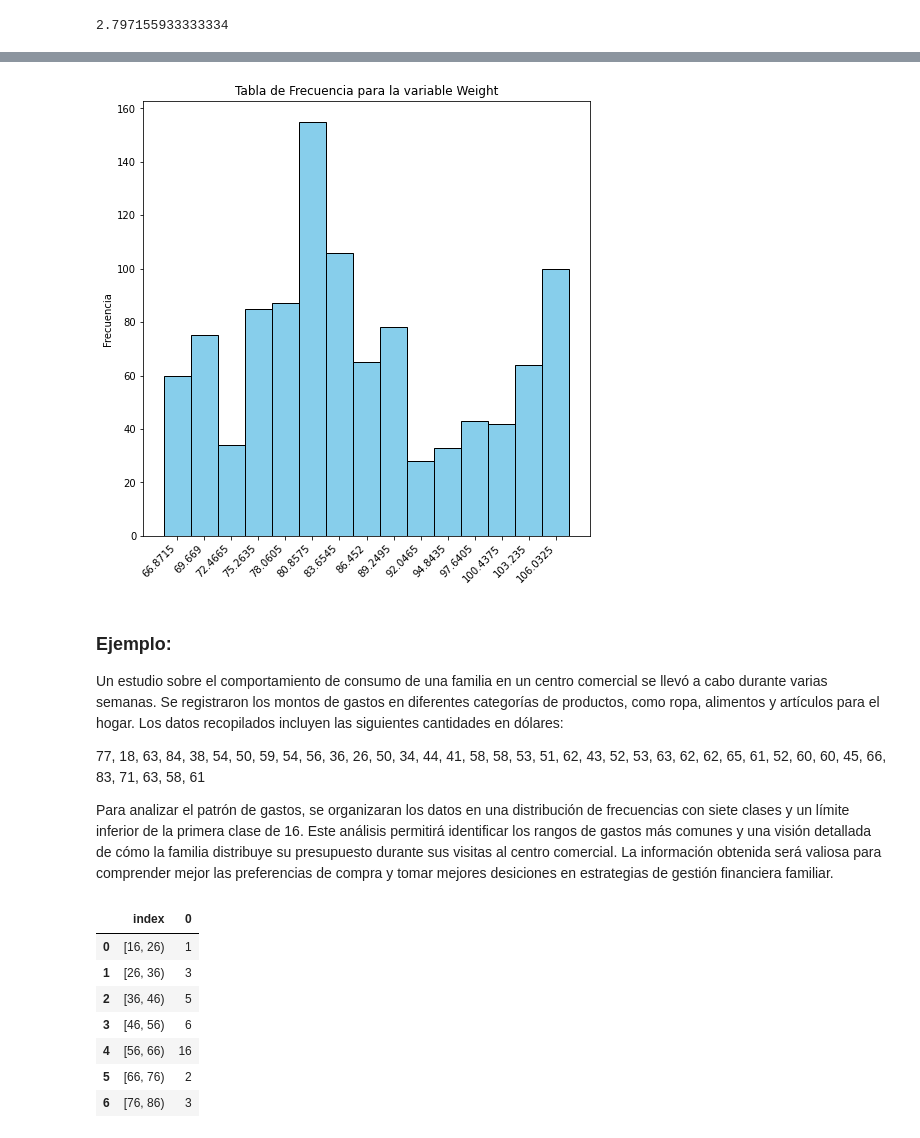
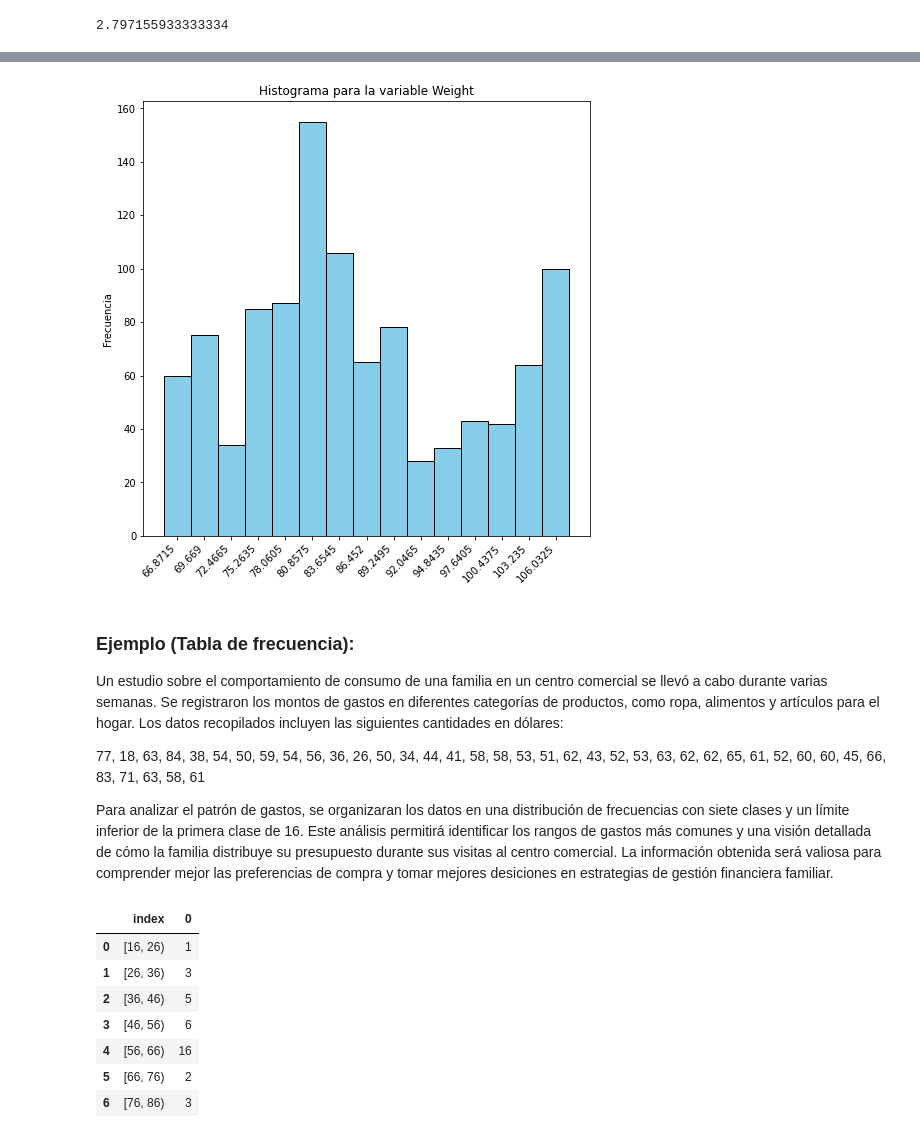
Before and after one commit to waalzate/StatisticsJalaT1M3, a Jupyter notebook: Semana2-RepresentacionesVisuales/Semana2_RepresentacionesVisuales.ipynb, the cells around one changed output, grey strips where cells are left out. Saved outputs shown, nothing was run; the diff lists cells and outputs as text; code cells hidden in the pictures.

```diff
--- a/Semana2-RepresentacionesVisuales/Semana2_RepresentacionesVisuales.ipynb
+++ b/Semana2-RepresentacionesVisuales/Semana2_RepresentacionesVisuales.ipynb
@@ -292,18 +292,18 @@ print(df)
 # %%
 bins = df['Marca de clase'].tolist()
 # Frecuencias para cada bin
 frequencies = df['Frecuencia'].tolist()
 
 plt.figure(figsize=(8, 8))  # tamaño del gráfico
 plt.bar(bins, frequencies,width=A, edgecolor='black', align='center', color='skyblue')
 plt.xticks(ticks=bins, labels=bins, rotation=45, ha='right')  # Ajustar los ticks y etiquetas
-plt.title('Tabla de Frecuencia para la variable Weight')
+plt.title('Histograma para la variable Weight')
 plt.ylabel('Frecuencia')
 plt.show()
 # %% [output]
-[figure, old version]
+[figure, new version]
 # %% [markdown]
-### Ejemplo:
+### Ejemplo (Tabla de frecuencia):
 
 Un estudio sobre el comportamiento de consumo de una familia en un centro comercial se llevó a cabo durante varias semanas. Se registraron los montos de gastos en diferentes categorías de productos, como ropa, alimentos y artículos para el hogar. Los datos recopilados incluyen las siguientes cantidades en dólares:
 
```
Also changed, not shown: parts of 6 cells of this notebook, 10 other files.
